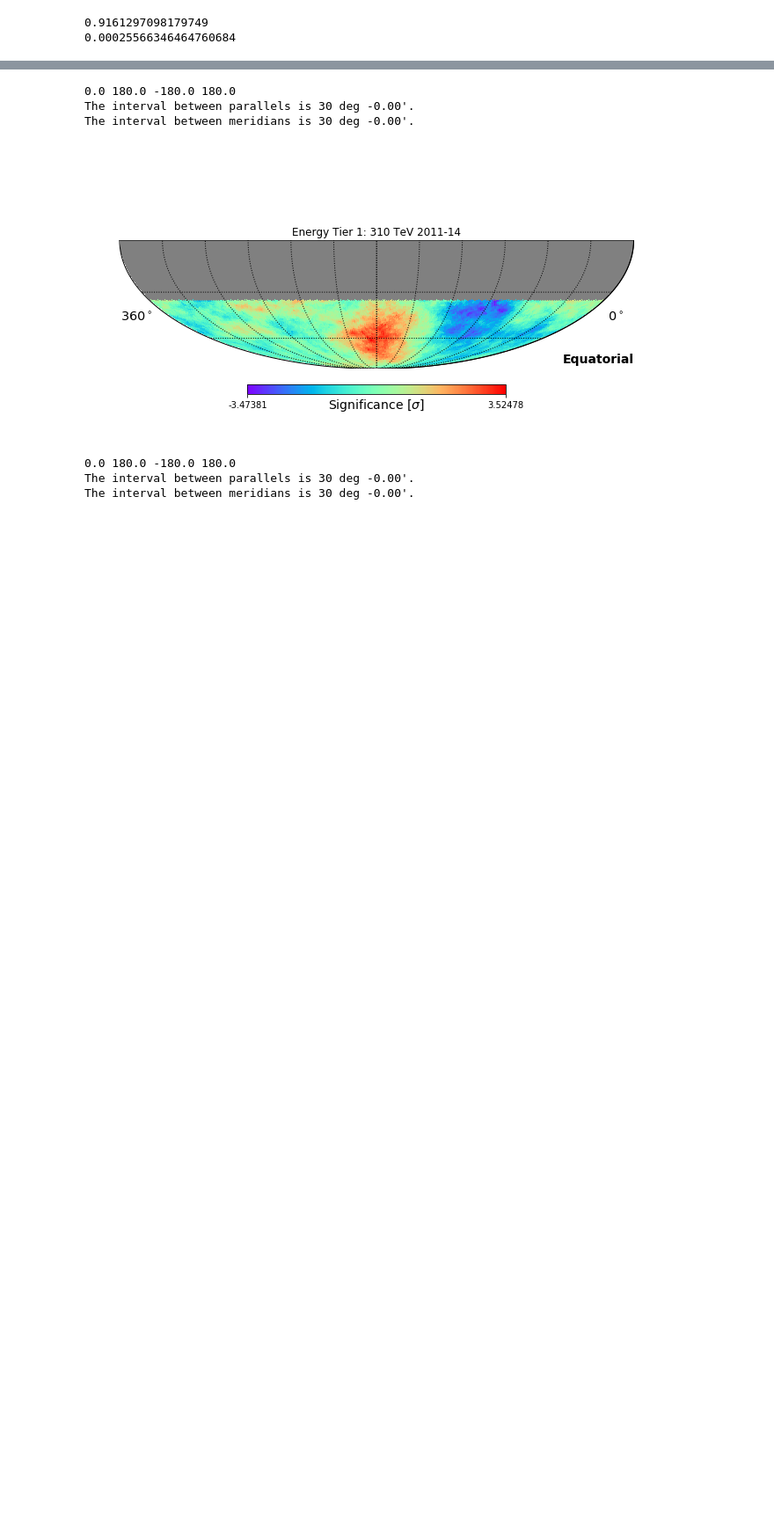
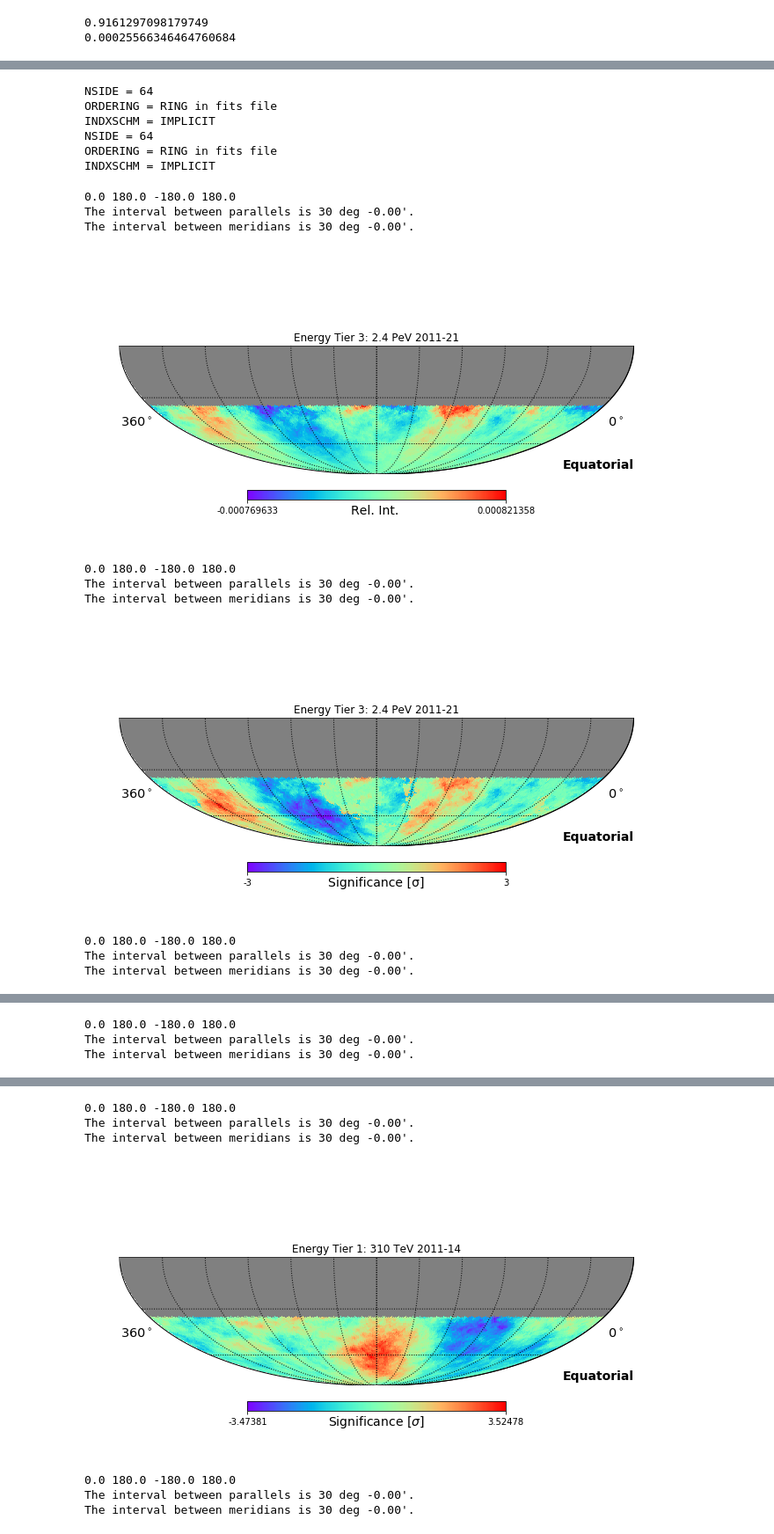
Before and after one commit to LUC-IceTop/cra_icetop_loyola, a Jupyter notebook: 05_skymaps/2dskymaps.ipynb, the cells around one changed output, grey strips where cells are left out. Shown at 88% size. Drawn from its saved outputs; the diff is of its cells as text; code cells hidden in the pictures; blank space fills up the shorter version.

```diff
--- a/05_skymaps/2dskymaps.ipynb
+++ b/05_skymaps/2dskymaps.ipynb
@@ -265,44 +256,62 @@ plot_map(mask_sig, Title,
 
 # Load fits files
 
-data, bg, combined_llh_iter20 = hp.read_map(root+"combined_t3_iteration15.fits.gz", [0, 1, 2])
-variance_llh_iter20, sig, mean = hp.read_map(root+"significance_t3_iteration15.fits.gz", [0, 1, 2])
+data, bg, combined_llh_iter20 = hp.read_map(root+"combined_t3_iteration08.fits.gz", [0, 1, 2])
+variance_llh_iter20, sig, mean = hp.read_map(root+"significance_t3_iteration08.fits.gz", [0, 1, 2])
 
 Title = "Energy Tier 3: 2.4 PeV 2011-21"
 
 #Relative Intensity
 
 #FRANKS METHOD
 data_smooth = smoothMap(data, smooth_rad=radius_smooth)
 bg_smooth = smoothMap(bg, smooth_rad=radius_smooth)
 m = (data_smooth - bg_smooth) / bg_smooth
 m[np.isnan(m)] = 0
 smoothed_map = maskMap(m, decMin, decMax)
 
-plot_map(smoothed_map, Title, label="Rel. Int. ", half_map=True, dMin = -.006, dMax = .006)
+plot_map(smoothed_map, Title, label="Rel. Int. ", half_map=True) #, dMin = -.006, dMax = .006)
 
 """
 
 #Juan Carlos' Method
 
 ri = data/bg - 1
 ri_mask = maskMap(ri, decMin, decMax)
 ri_smooth = TopHatSmooth(nside, ri_mask, radius=radius_smooth, average=True)
 plot_map(ri_smooth, Title, half_map=True, dMin=-.006, dMax=.006)
 
 """
 
 # Significance
 mask_sig = maskMap(sig, decMin, decMax)
 plot_map(mask_sig, Title, label="Significance [σ]", half_map=True, dMin= -3, dMax = 3)
 
-"""
+#"""
 #Plot with specificed range(s) and save
 #RI
-plot_map(smoothed_map, Title, label='Rel. Int. ', half_map = True, dMin = -.005, dMax = .005,
-         filename=output_dir+"et3_ri.png")
+plot_map(smoothed_map, Title, label='Rel. Int. ', half_map = True, dMin = -.0008, dMax = .0008,
+         filename=output_dir+"et3_solar_ri.png")
 #Signed sig
 plot_map(mask_sig, Title,
-         label='Significance [$\sigma$]', half_map=True, dMin=-2, dMax=2,
-         filename=output_dir+"et3_sig.png")
-"""
+         label='Significance [$\sigma$]', half_map=True, dMin=-3, dMax=3,
+         filename=output_dir+"et3_solar_sig.png")
+#"""
+# %% [output]
+NSIDE = 64
+ORDERING = RING in fits file
+INDXSCHM = IMPLICIT
+NSIDE = 64
+ORDERING = RING in fits file
+INDXSCHM = IMPLICIT
+0.0 180.0 -180.0 180.0
+The interval between parallels is 30 deg -0.00'.
+The interval between meridians is 30 deg -0.00'.
+[figure, added]
+0.0 180.0 -180.0 180.0
+The interval between parallels is 30 deg -0.00'.
+The interval between meridians is 30 deg -0.00'.
+[figure, added]
+0.0 180.0 -180.0 180.0
+The interval between parallels is 30 deg -0.00'.
+The interval between meridians is 30 deg -0.00'.
@@ -308,0 +319,3 @@ plot_map(mask_sig, Title,
+0.0 180.0 -180.0 180.0
+The interval between parallels is 30 deg -0.00'.
+The interval between meridians is 30 deg -0.00'.
```
Also changed, not shown: parts of 6 cells of this notebook.
